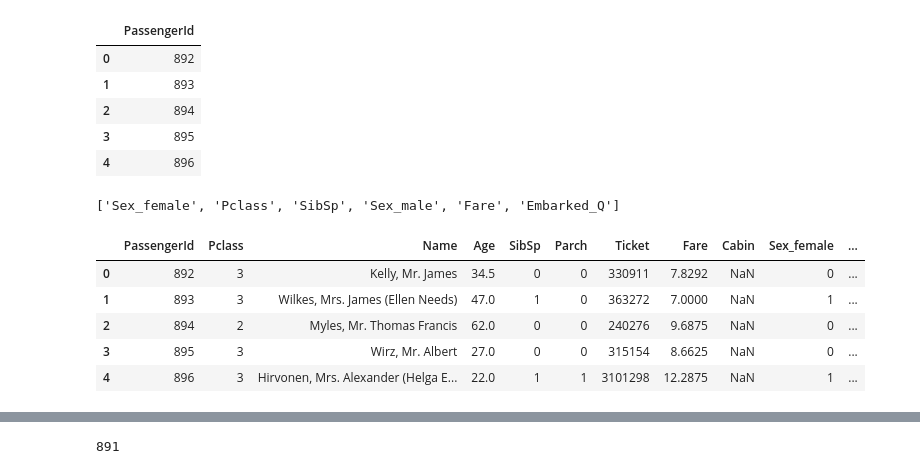
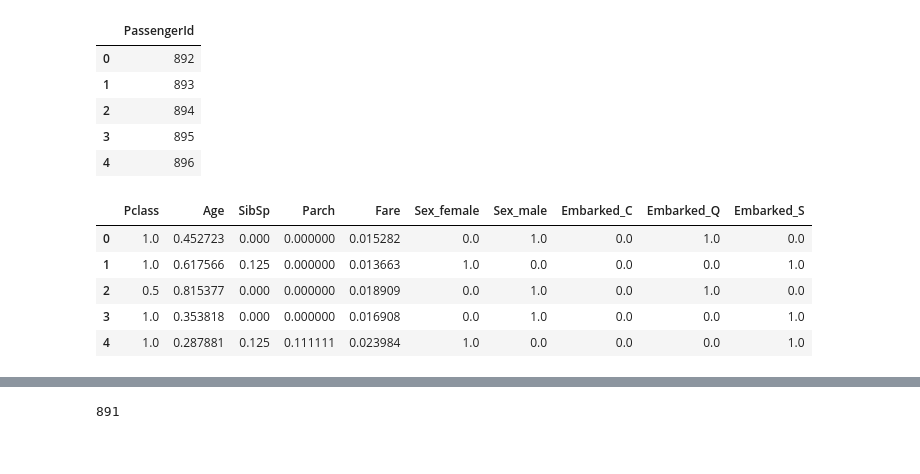
Before and after one commit to AryanMethil/Titanic-Kaggle-, a Jupyter notebook: train.ipynb, the cells around one changed output, grey strips where cells are left out. Saved outputs shown, nothing was run; the diff lists cells and outputs as text; code cells hidden in the pictures.

```diff
--- a/train.ipynb
+++ b/train.ipynb
@@ -700,19 +752,31 @@ df_submit.head()
 | 2 | 894 |
 | 3 | 895 |
 | 4 | 896 |
-# %%
-optimal_rfc_data_cols = df_optimal_RFC.columns
-optimal_rfc_data_cols = list(optimal_rfc_data_cols[:-2])
-optimal_rfc_data_cols
-# %% [output]
-['Sex_female', 'Pclass', 'SibSp', 'Sex_male', 'Fare', 'Embarked_Q']
+# %%
+def get_preprocessed_test_data(df,df_test):
+
+  df_test=pd.get_dummies(data=df_test,columns=['Sex','Embarked'])
+
+  optimal_data_cols = df.columns
+  optimal_data_cols = list(optimal_data_cols[:-2])
+  df_test=df_test.loc[:,optimal_data_cols]
+
+  null_columns = [k for k,v in dict(df_test.isna().sum()).items() if v!=0]
+
+  for null_column in null_columns:
+    df_test[null_column]=imputer.transform(df_test[null_column].values.reshape(-1,1))
+
+  df_test_2=pd.DataFrame(scaler.fit_transform(df_test),index=df_test.index,columns=df_test.columns)
+  df_test=df_test_2
+
+  return df_test
 # %%
-df_test=pd.get_dummies(data=df_test,columns=['Sex','Embarked'])
+df_test = get_preprocessed_test_data(df,df_test)
 df_test.head()
 # %% [output]
-|  | PassengerId | Pclass | Name | Age | SibSp | Parch | Ticket | Fare | Cabin | Sex_female | ... |
-| 0 | 892 | 3 | Kelly, Mr. James | 34.5 | 0 | 0 | 330911 | 7.8292 | NaN | 0 | ... |
-| 1 | 893 | 3 | Wilkes, Mrs. James (Ellen Needs) | 47.0 | 1 | 0 | 363272 | 7.0000 | NaN | 1 | ... |
-| 2 | 894 | 2 | Myles, Mr. Thomas Francis | 62.0 | 0 | 0 | 240276 | 9.6875 | NaN | 0 | ... |
-| 3 | 895 | 3 | Wirz, Mr. Albert | 27.0 | 0 | 0 | 315154 | 8.6625 | NaN | 0 | ... |
-| 4 | 896 | 3 | Hirvonen, Mrs. Alexander (Helga E... | 22.0 | 1 | 1 | 3101298 | 12.2875 | NaN | 1 | ... |
+|  | Pclass | Age | SibSp | Parch | Fare | Sex_female | Sex_male | Embarked_C | Embarked_Q | Embarked_S |
+| 0 | 1.0 | 0.452723 | 0.000 | 0.000000 | 0.015282 | 0.0 | 1.0 | 0.0 | 1.0 | 0.0 |
+| 1 | 1.0 | 0.617566 | 0.125 | 0.000000 | 0.013663 | 1.0 | 0.0 | 0.0 | 0.0 | 1.0 |
+| 2 | 0.5 | 0.815377 | 0.000 | 0.000000 | 0.018909 | 0.0 | 1.0 | 0.0 | 1.0 | 0.0 |
+| 3 | 1.0 | 0.353818 | 0.000 | 0.000000 | 0.016908 | 0.0 | 1.0 | 0.0 | 0.0 | 1.0 |
+| 4 | 1.0 | 0.287881 | 0.125 | 0.111111 | 0.023984 | 1.0 | 0.0 | 0.0 | 0.0 | 1.0 |
```
Also changed, not shown: parts of 32 cells of this notebook.
